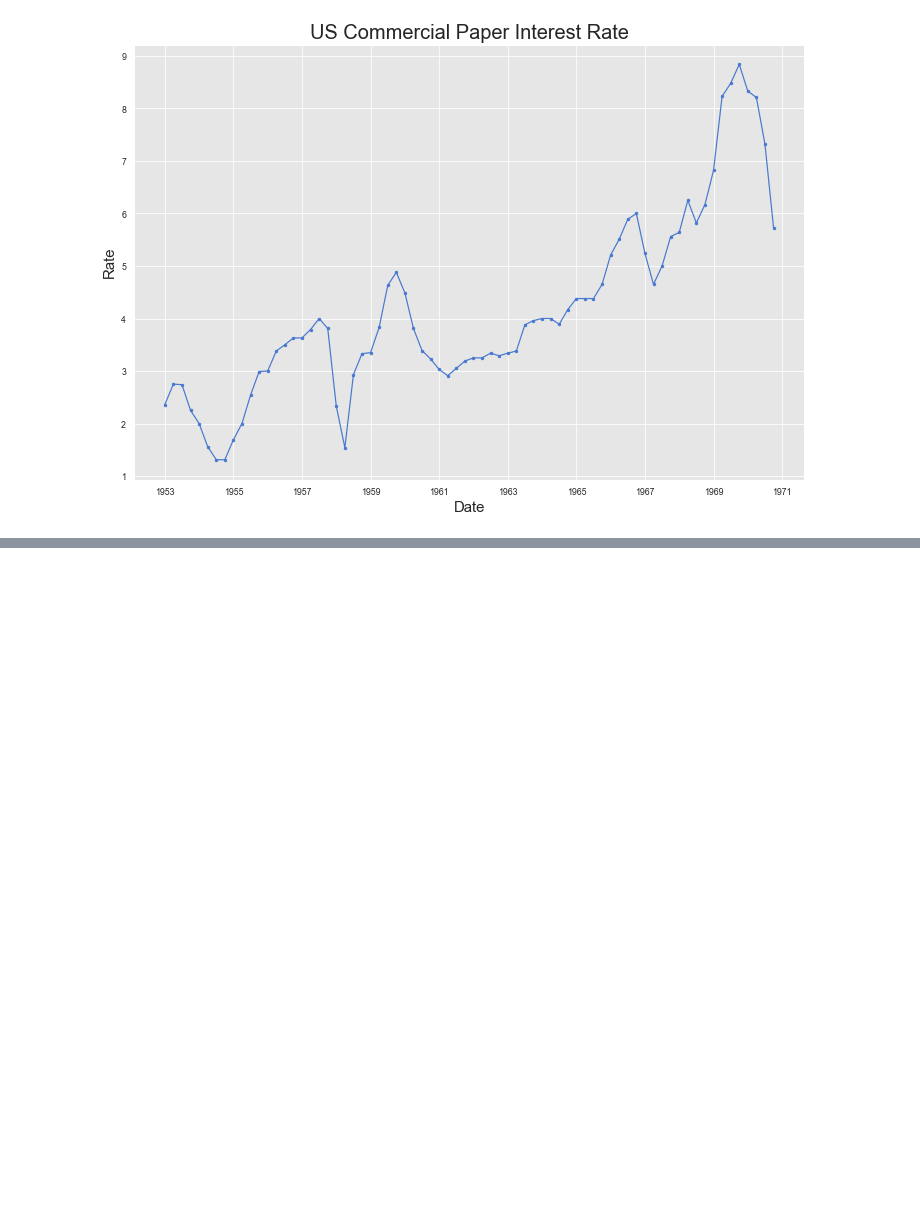
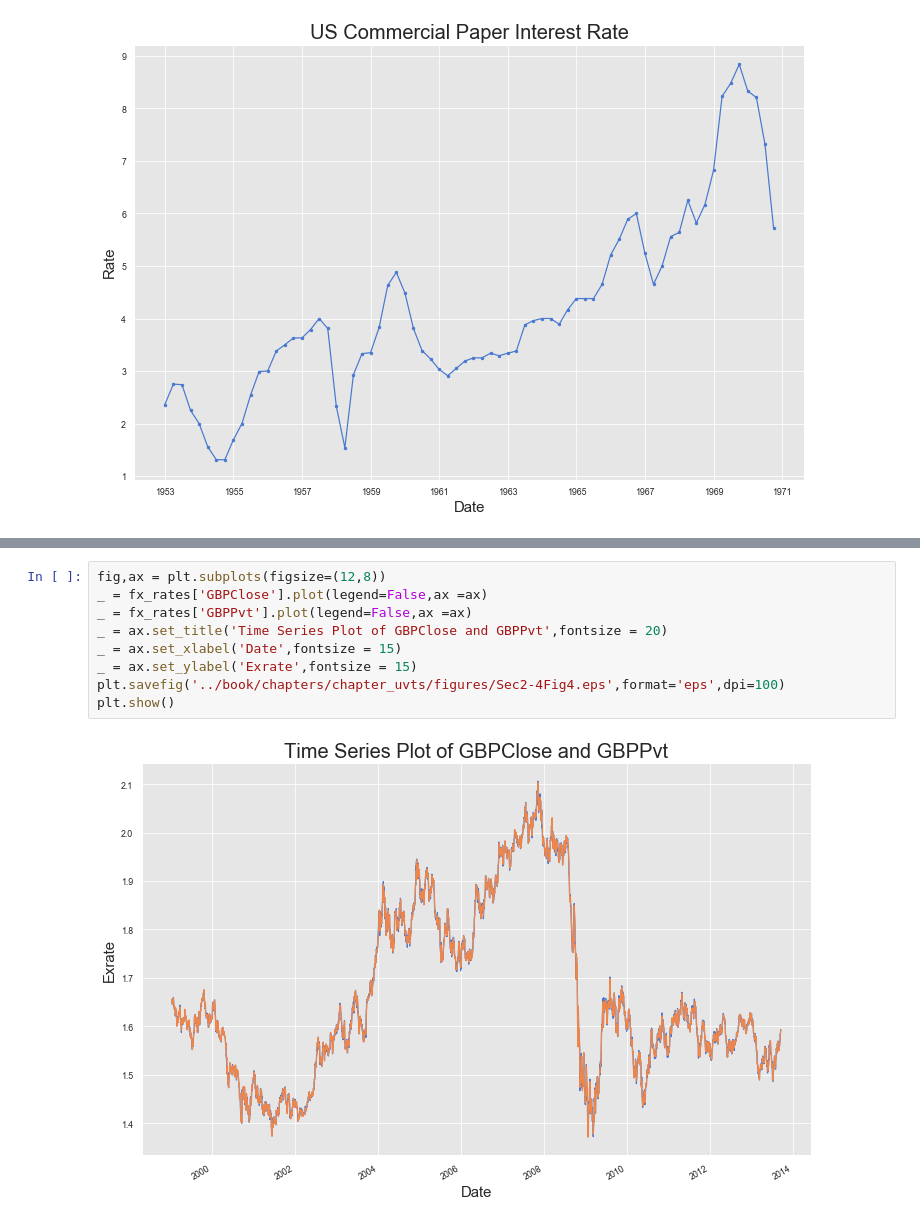
Before and after one commit to FinTrek/algo_trading_book, a Jupyter notebook: notebooks/Univariate_Time_Series_Models.ipynb, the cells around one changed output, grey strips where cells are left out. Saved outputs shown, nothing was run; the diff lists cells and outputs as text; blank space fills up the shorter version.

```diff
--- a/notebooks/Univariate_Time_Series_Models.ipynb
+++ b/notebooks/Univariate_Time_Series_Models.ipynb
@@ -324,0 +330,11 @@ plt.show()
+# %%
+fig,ax = plt.subplots(figsize=(12,8))
+_ = fx_rates['GBPClose'].plot(legend=False,ax =ax)
+_ = fx_rates['GBPPvt'].plot(legend=False,ax =ax)
+_ = ax.set_title('Time Series Plot of GBPClose and GBPPvt',fontsize = 20)
+_ = ax.set_xlabel('Date',fontsize = 15)
+_ = ax.set_ylabel('Exrate',fontsize = 15)
+plt.savefig('../book/chapters/chapter_uvts/figures/Sec2-4Fig4.eps',format='eps',dpi=100)
+plt.show()
+# %% [output]
+[figure, added]
```
Also changed, not shown: parts of 3 cells of this notebook.
